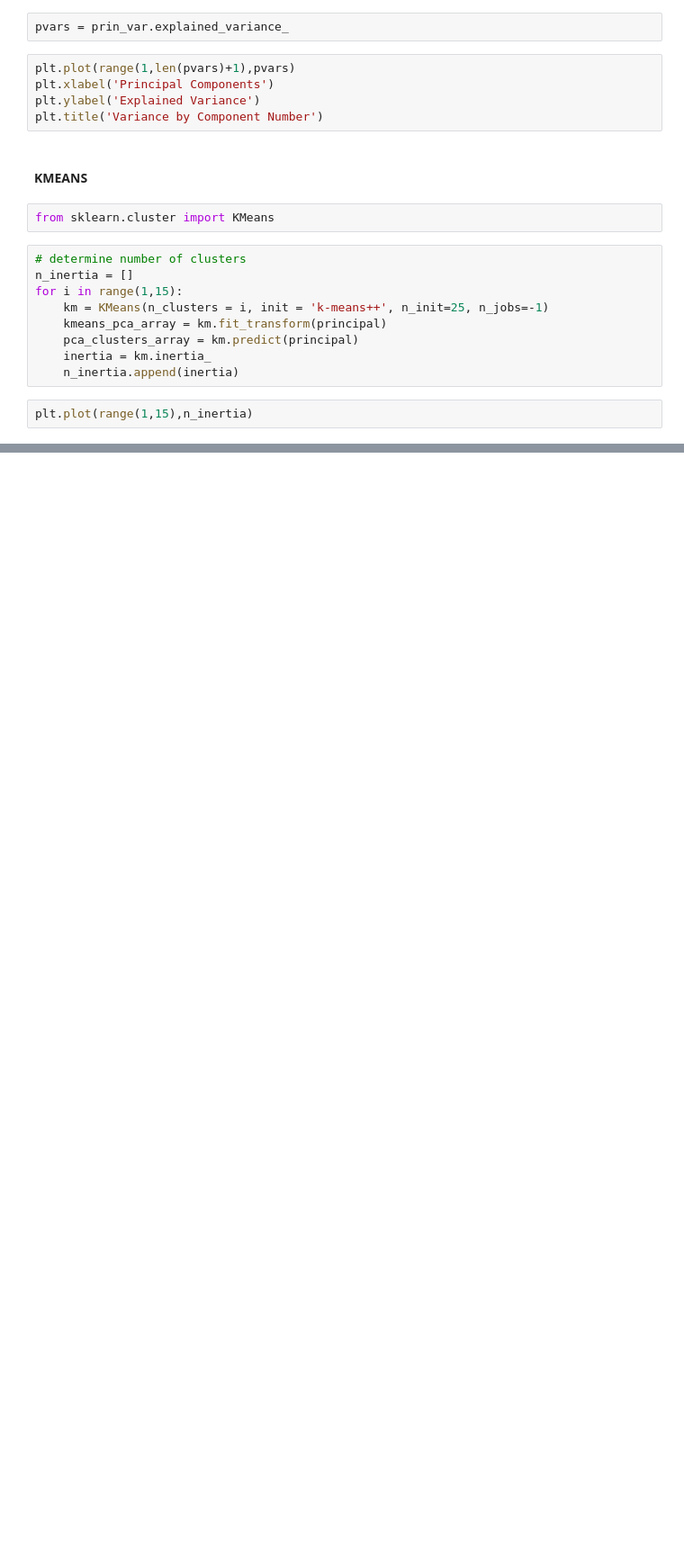
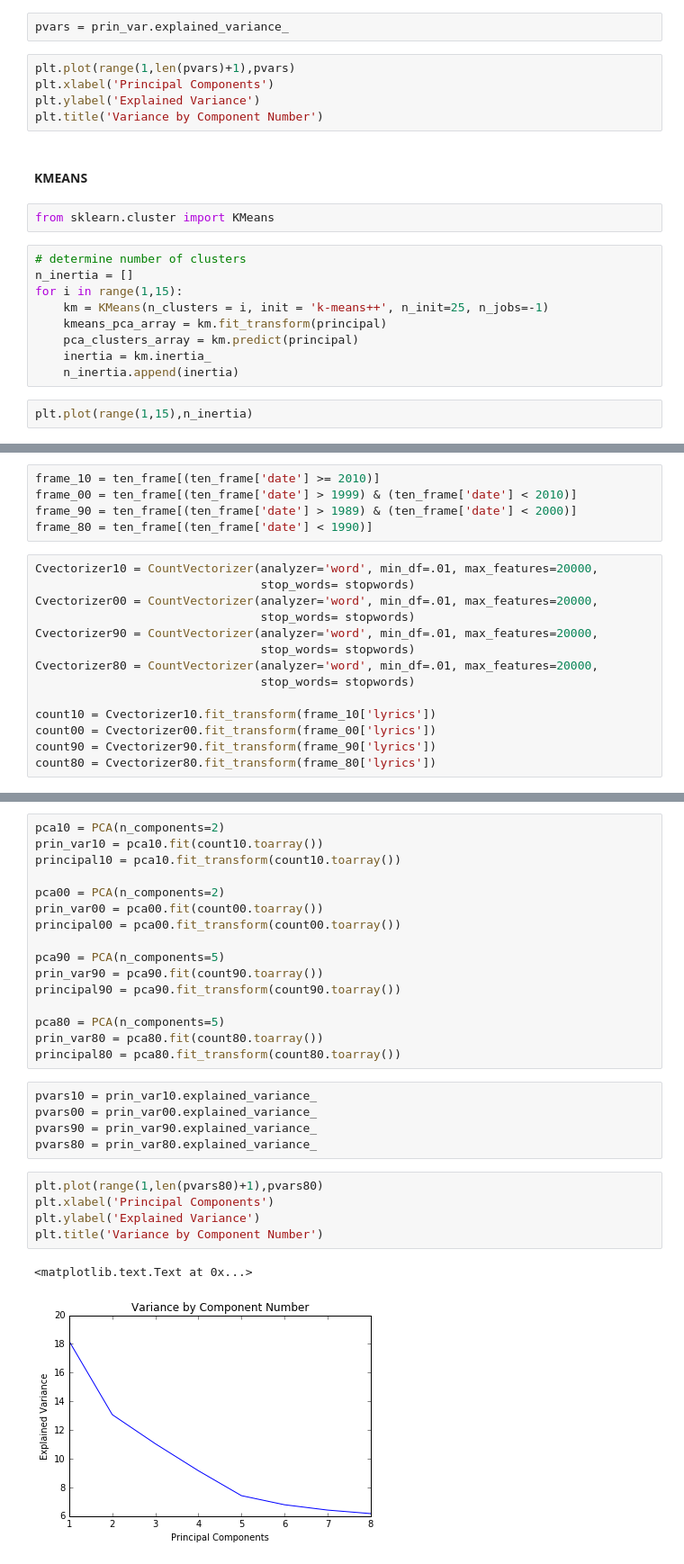
Before and after one commit to elrazia/rap_lyrics, a Jupyter notebook: notebooks/cleanedup_model.ipynb, the cells around one changed output, grey strips where cells are left out. Shown at 90% size. Cells and saved outputs as stored; diff of their text form; blank space fills up the shorter version.

```diff
--- a/notebooks/cleanedup_model.ipynb
+++ b/notebooks/cleanedup_model.ipynb
@@ -72,0 +105,19 @@ plt.plot(range(1,15),n_inertia)
+# %%
+frame_10 = ten_frame[(ten_frame['date'] >= 2010)]
+frame_00 = ten_frame[(ten_frame['date'] > 1999) & (ten_frame['date'] < 2010)]
+frame_90 = ten_frame[(ten_frame['date'] > 1989) & (ten_frame['date'] < 2000)]
+frame_80 = ten_frame[(ten_frame['date'] < 1990)]
+# %%
+Cvectorizer10 = CountVectorizer(analyzer='word', min_df=.01, max_features=20000,
+                                stop_words= stopwords)
+Cvectorizer00 = CountVectorizer(analyzer='word', min_df=.01, max_features=20000,
+                                stop_words= stopwords)
+Cvectorizer90 = CountVectorizer(analyzer='word', min_df=.01, max_features=20000,
+                                stop_words= stopwords)
+Cvectorizer80 = CountVectorizer(analyzer='word', min_df=.01, max_features=20000,
+                                stop_words= stopwords)
+
+count10 = Cvectorizer10.fit_transform(frame_10['lyrics'])
+count00 = Cvectorizer00.fit_transform(frame_00['lyrics'])
+count90 = Cvectorizer90.fit_transform(frame_90['lyrics'])
+count80 = Cvectorizer80.fit_transform(frame_80['lyrics'])
@@ -72,0 +154,29 @@ plt.plot(range(1,15),n_inertia)
+# %%
+pca10 = PCA(n_components=2)
+prin_var10 = pca10.fit(count10.toarray())
+principal10 = pca10.fit_transform(count10.toarray())
+
+pca00 = PCA(n_components=2)
+prin_var00 = pca00.fit(count00.toarray())
+principal00 = pca00.fit_transform(count00.toarray())
+
+pca90 = PCA(n_components=5)
+prin_var90 = pca90.fit(count90.toarray())
+principal90 = pca90.fit_transform(count90.toarray())
+
+pca80 = PCA(n_components=5)
+prin_var80 = pca80.fit(count80.toarray())
+principal80 = pca80.fit_transform(count80.toarray())
+# %%
+pvars10 = prin_var10.explained_variance_
+pvars00 = prin_var00.explained_variance_
+pvars90 = prin_var90.explained_variance_
+pvars80 = prin_var80.explained_variance_
+# %%
+plt.plot(range(1,len(pvars80)+1),pvars80)
+plt.xlabel('Principal Components')
+plt.ylabel('Explained Variance')
+plt.title('Variance by Component Number')
+# %% [output]
+<matplotlib.text.Text at 0x...>
+[figure, added]
```
Also changed, not shown: parts of 30 cells of this notebook, 4 other files.
